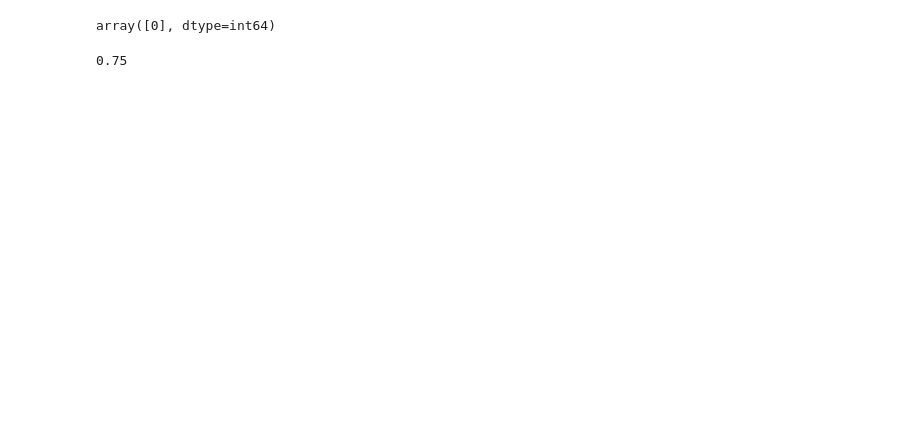
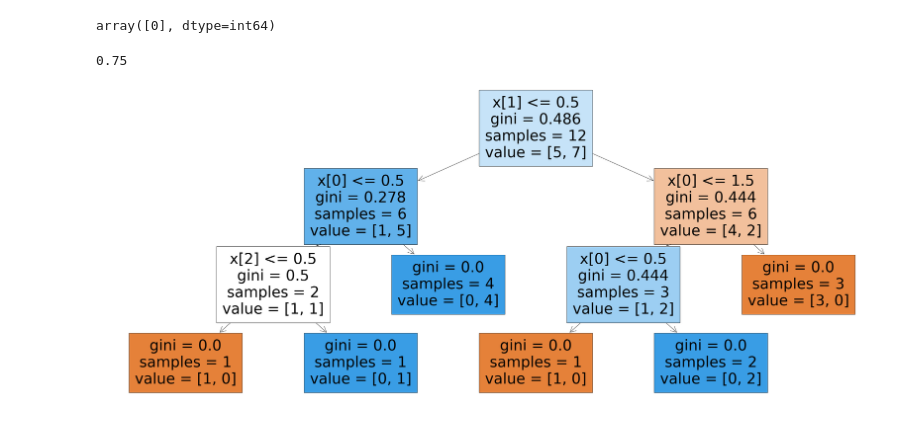
Before and after one commit to papito111/PYTHON_KURSY, a Jupyter notebook: python/Jupyter_nauka/ML/6_Decision_trees/Decision_trees.ipynb, the cells around one changed output. Drawn from its saved outputs; the diff is of its cells as text; code cells hidden in the pictures; blank space fills up the shorter version.

```diff
--- a/python/Jupyter_nauka/ML/6_Decision_trees/Decision_trees.ipynb
+++ b/python/Jupyter_nauka/ML/6_Decision_trees/Decision_trees.ipynb
@@ -27,7 +38,7 @@ le_degree = LabelEncoder()
 # %%
 X['company_n'] = le_company.fit_transform(X['company'])
 X['job_n'] = le_job.fit_transform(X['job'])
-X['degree_n'] = le_job.fit_transform(X['degree'])
+X['degree_n'] = le_degree.fit_transform(X['degree'])
 X.head(2)
 # %% [output]
 |  | company | job | degree | company_n | job_n | degree_n |
@@ -64,3 +75,10 @@ array([0], dtype=int64)
 model.score(X_test,Y_test)
 # %% [output]
 0.75
+# %%
+
+plt.figure(figsize = (50,20))
+tree.plot_tree(model, filled=True)
+plt.show()
+# %% [output]
+[figure, added]
```
Also changed, not shown: parts of 2 cells of this notebook, 2 other files.
